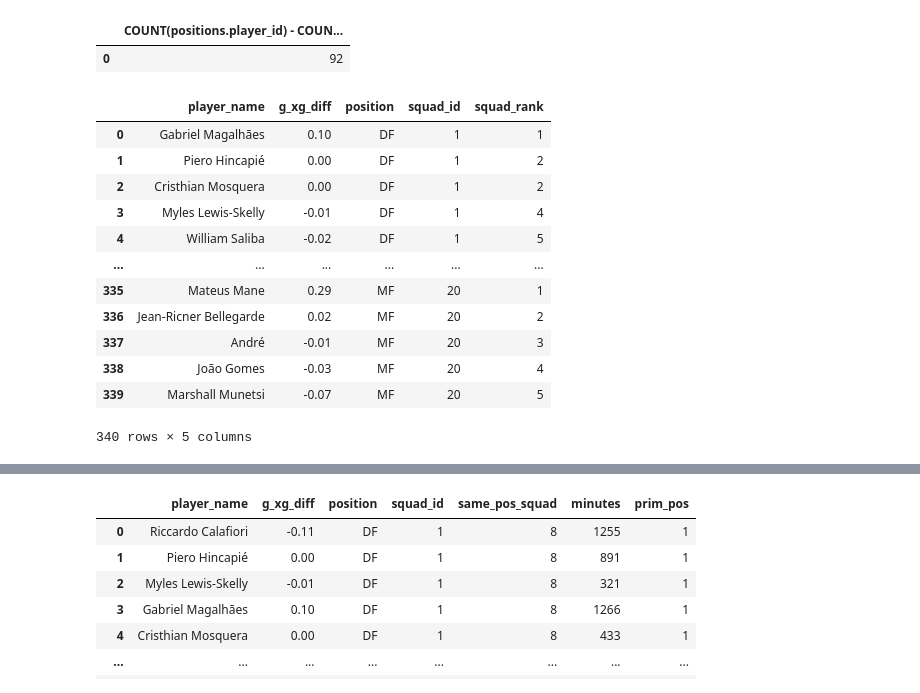
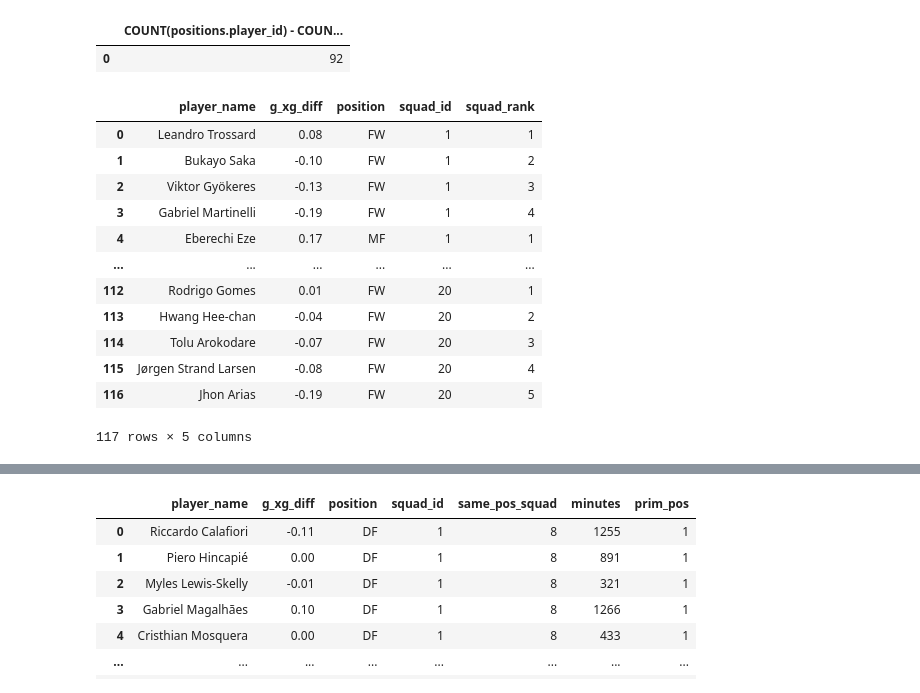
Before and after one commit to TobiaszKuc/_football_analysis, a Jupyter notebook: SQL_Learn/SQL-FBrefPremierLeagueData/PLxGPerformance.ipynb, the cells around one changed output, grey strips where cells are left out. Drawn from its saved outputs; the diff is of its cells as text; code cells hidden in the pictures.

Commit message:
dodanie filtra npxg

```diff
--- a/SQL_Learn/SQL-FBrefPremierLeagueData/PLxGPerformance.ipynb
+++ b/SQL_Learn/SQL-FBrefPremierLeagueData/PLxGPerformance.ipynb
@@ -302,32 +302,32 @@ pd.read_sql_query("""SELECT COUNT(positions.player_id) - COUNT(DISTINCT position
 # %%
 pd.read_sql_query("""WITH players AS (
                                       SELECT stats.player_id AS player_id, player_name, np_goals_per90 - npxg_per90 AS g_xg_diff, squad_id, positions.position AS position,
-                                      positions.pos_id, RANK() OVER (PARTITION BY positions.player_id ORDER BY pos_id) AS prim_pos, minutes
+                                      positions.pos_id, RANK() OVER (PARTITION BY positions.player_id ORDER BY pos_id) AS prim_pos, minutes, npxg
                                       FROM stats
                                       INNER JOIN positions
                                       ON stats.player_id = positions.player_id),
                     more_than_2 AS (
-                                    SELECT player_name, g_xg_diff, position, squad_id, COUNT(player_id) OVER (PARTITION BY squad_id, position) AS same_pos_squad, minutes, prim_pos
+                                    SELECT player_name, g_xg_diff, position, squad_id, COUNT(player_id) OVER (PARTITION BY squad_id, position) AS same_pos_squad, minutes, prim_pos, npxg
                                     FROM players
-                                    WHERE minutes > 300 AND position <> 'GK' AND prim_pos = 1)
+                                    WHERE minutes > 300 AND position <> 'GK' AND position <> 'DF' AND npxg >= 1 AND prim_pos = 1)
                     SELECT player_name, g_xg_diff, position, squad_id,
                     RANK() OVER (PARTITION BY squad_id, position ORDER BY g_xg_diff DESC) AS squad_rank
                     FROM more_than_2
                     WHERE same_pos_squad > 2""", con=con)
 # %% [output]
 |  | player_name | g_xg_diff | position | squad_id | squad_rank |
-| 0 | Gabriel Magalhães | 0.10 | DF | 1 | 1 |
-| 1 | Piero Hincapié | 0.00 | DF | 1 | 2 |
-| 2 | Cristhian Mosquera | 0.00 | DF | 1 | 2 |
-| 3 | Myles Lewis-Skelly | -0.01 | DF | 1 | 4 |
-| 4 | William Saliba | -0.02 | DF | 1 | 5 |
+| 0 | Leandro Trossard | 0.08 | FW | 1 | 1 |
+| 1 | Bukayo Saka | -0.10 | FW | 1 | 2 |
+| 2 | Viktor Gyökeres | -0.13 | FW | 1 | 3 |
+| 3 | Gabriel Martinelli | -0.19 | FW | 1 | 4 |
+| 4 | Eberechi Eze | 0.17 | MF | 1 | 1 |
 | ... | ... | ... | ... | ... | ... |
-| 335 | Mateus Mane | 0.29 | MF | 20 | 1 |
-| 336 | Jean-Ricner Bellegarde | 0.02 | MF | 20 | 2 |
-| 337 | André | -0.01 | MF | 20 | 3 |
-| 338 | João Gomes | -0.03 | MF | 20 | 4 |
-| 339 | Marshall Munetsi | -0.07 | MF | 20 | 5 |
+| 112 | Rodrigo Gomes | 0.01 | FW | 20 | 1 |
+| 113 | Hwang Hee-chan | -0.04 | FW | 20 | 2 |
+| 114 | Tolu Arokodare | -0.07 | FW | 20 | 3 |
+| 115 | Jørgen Strand Larsen | -0.08 | FW | 20 | 4 |
+| 116 | Jhon Arias | -0.19 | FW | 20 | 5 |
-340 rows × 5 columns
+117 rows × 5 columns
 # %%
 pd.read_sql_query("""WITH players AS (
                                       SELECT stats.player_id as player_id, player_name, squad_id, positions.position AS position,
```
Also changed, not shown: parts of 9 cells of this notebook, 1 other file.
